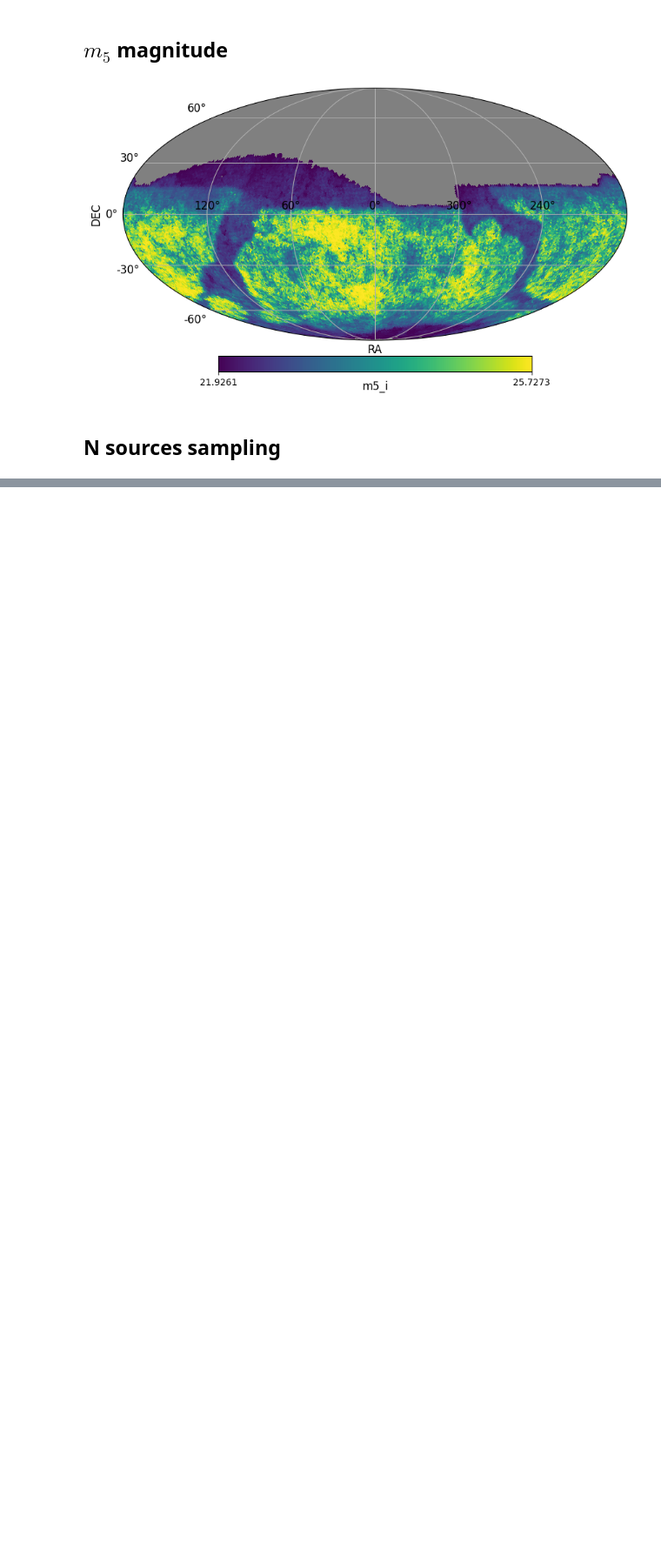
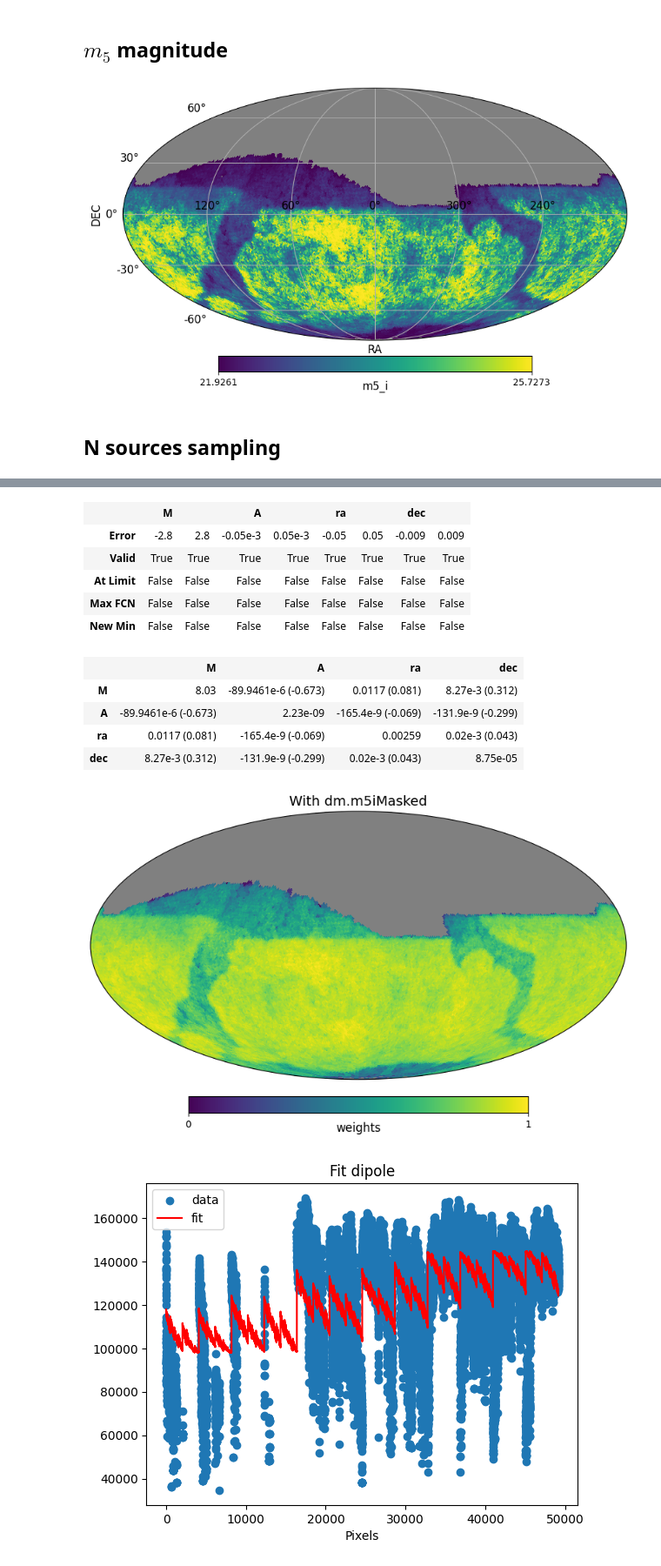
Before and after one commit to johannct/M2_Stage_Code, a Jupyter notebook: Simulation/Luminosity_Schechter.ipynb, the cells around one changed output, grey strips where cells are left out. Shown at 87% size. Saved outputs shown, nothing was run; the diff lists cells and outputs as text; code cells hidden in the pictures; blank space fills up the shorter version.

```diff
--- a/Simulation/Luminosity_Schechter.ipynb
+++ b/Simulation/Luminosity_Schechter.ipynb
@@ -293,0 +309,18 @@ MemoryError: Unable to allocate 45.8 GiB for an array with shape (49152, 1000000
+# %%
+def renormalize(v):
+    var=v.copy()
+    var_min = var.min()
+    var_max = var.max()
+    return (var - var_min) / (var_max - var_min)
+
+
+map = NSource_px
+weights1 = renormalize(dm.m5iMasked)
+hp.projview(weights1, nest=True, unit="weights", title= "With dm.m5iMasked");
+
+model = lambda map, M, A, ra, dec : apply_dipole_MD(map, M, A, ra, dec, nest=True, cut_masked=True, frame='icrs', contrast=False)
+init =  (1000, 1, 100, 40)
+names = ("M", "A", "ra", "dec")
+m = fit_dipole_err(model, map, init, names, bounds=([0, 0, 0, -90], [np.inf, 1, 360, 90]), weights=weights1)
+m
+# %% [output]
@@ -293,0 +338,13 @@ MemoryError: Unable to allocate 45.8 GiB for an array with shape (49152, 1000000
+|  | M |  | A |  | ra |  | dec |  |
+| Error | -2.8 | 2.8 | -0.05e-3 | 0.05e-3 | -0.05 | 0.05 | -0.009 | 0.009 |
+| Valid | True | True | True | True | True | True | True | True |
+| At Limit | False | False | False | False | False | False | False | False |
+| Max FCN | False | False | False | False | False | False | False | False |
+| New Min | False | False | False | False | False | False | False | False |
+|  | M | A | ra | dec |
+| M | 8.03 | -89.9461e-6 (-0.673) | 0.0117 (0.081) | 8.27e-3 (0.312) |
+| A | -89.9461e-6 (-0.673) | 2.23e-09 | -165.4e-9 (-0.069) | -131.9e-9 (-0.299) |
+| ra | 0.0117 (0.081) | -165.4e-9 (-0.069) | 0.00259 | 0.02e-3 (0.043) |
+| dec | 8.27e-3 (0.312) | -131.9e-9 (-0.299) | 0.02e-3 (0.043) | 8.75e-05 |
+[figure, added]
+[figure, added]
```
Also changed, not shown: parts of 16 cells of this notebook, 2 other files.
